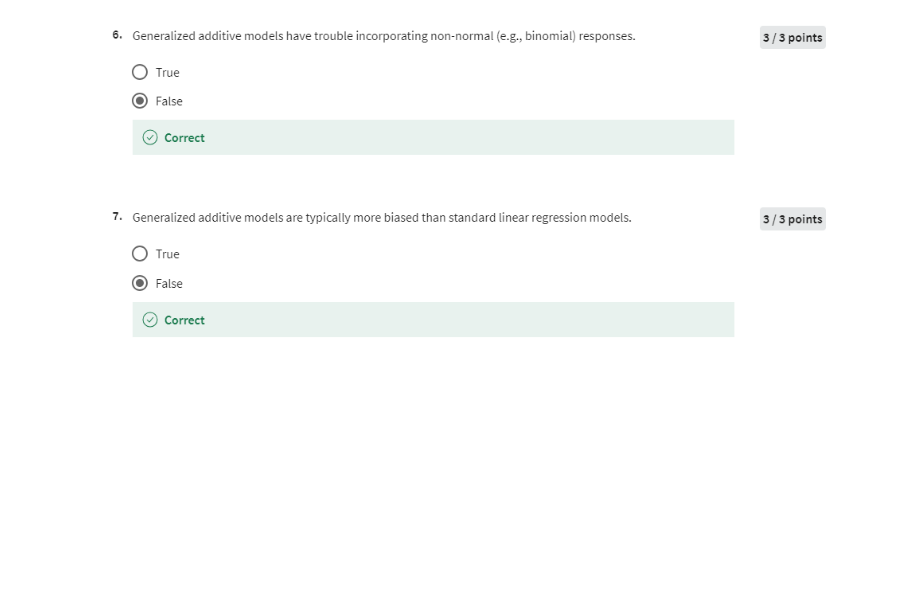
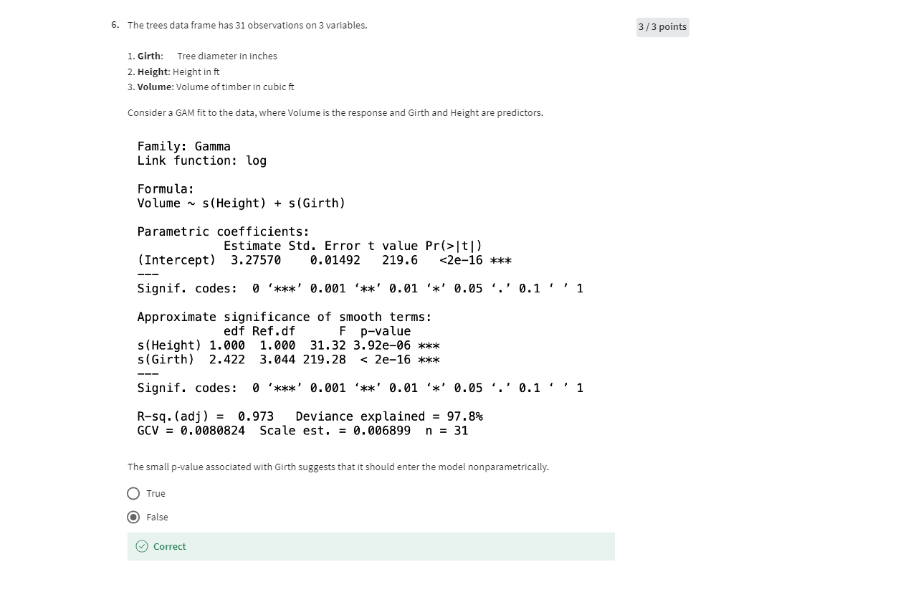
Before and after one commit to duba1910/msds, a Jupyter notebook: Statistical Modeling/5013 Generalized Linear Models and Nonparametric Regression/m_4/quiz_gam_inference.ipynb, the cells around one changed output. Drawn from its saved outputs; the diff is of its cells as text; code cells hidden in the pictures; blank space fills up the shorter version.

```diff
--- a/Statistical Modeling/5013 Generalized Linear Models and Nonparametric Regression/m_4/quiz_gam_inference.ipynb
+++ b/Statistical Modeling/5013 Generalized Linear Models and Nonparametric Regression/m_4/quiz_gam_inference.ipynb
@@ -10,4 +10,4 @@ Image(filename="images/g_b_2.png")
 # %%
-Image(filename="images/g_b_3.png")
+Image(filename="images/g_i_3.png")
 # %% [output]
-[figure, old version]
+[figure, new version]
```
Also changed, not shown: parts of 3 cells of this notebook, 5 other files.
